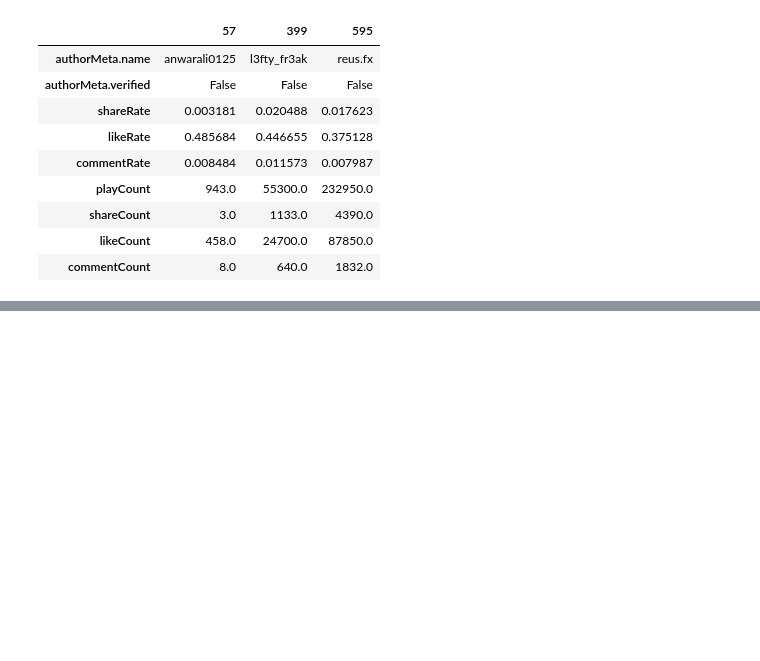
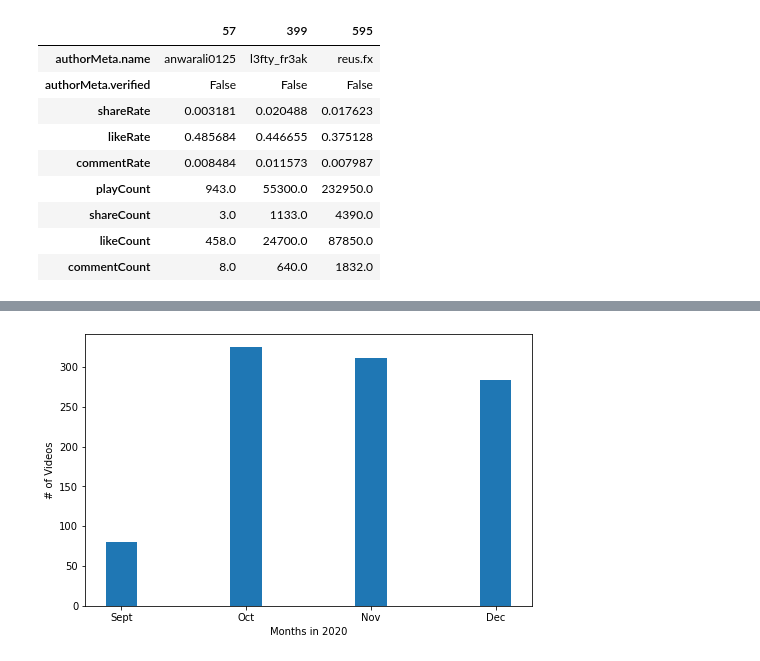
Before and after one commit to ba-group-projects/tiktok-popularity-eda, a Jupyter notebook: mattheus_smm635_mtp_eda.ipynb, the cells around one changed output, grey strips where cells are left out. Drawn from its saved outputs; the diff is of its cells as text; code cells hidden in the pictures; blank space fills up the shorter version.

```diff
--- a/mattheus_smm635_mtp_eda.ipynb
+++ b/mattheus_smm635_mtp_eda.ipynb
@@ -94,0 +75,18 @@ plt.xticks(rotation=0)
+# %%
+pivot_df = df_clean[['createTime']].groupby(df_clean["createTime"].dt.month).count()#.sort_values(by='videoMeta.duration',axis=1)#.plot(kind="bar", legend=False)
+pivot_df = pivot_df.rename(columns={"createTime": "count"})
+pivot_df = pivot_df.reset_index()
+
+fig = plt.figure(figsize=(8,5))
+ax = fig.add_subplot(111)
+x = pivot_df['createTime']
+y = pivot_df['count']
+
+ax.bar(x,y,width=0.25)
+ax.set_xticks(np.arange(min(x), max(x)+1, 1))
+ax.set_xticklabels(['Sept','Oct','Nov','Dec'])
+ax.set_xlabel('Months in 2020')
+ax.set_ylabel('# of Videos')
+plt.show()
+# %% [output]
+[figure, added]
```
Also changed, not shown: parts of 7 cells of this notebook.
